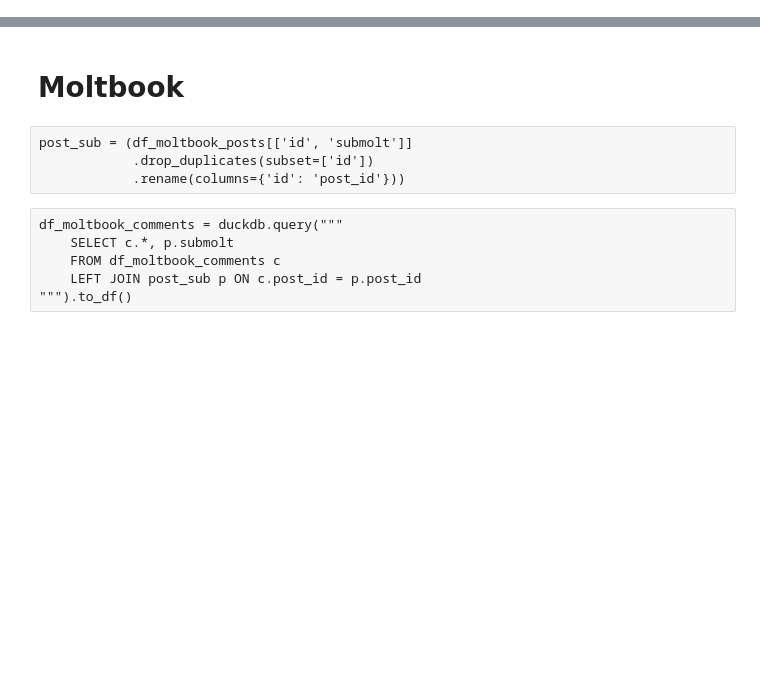
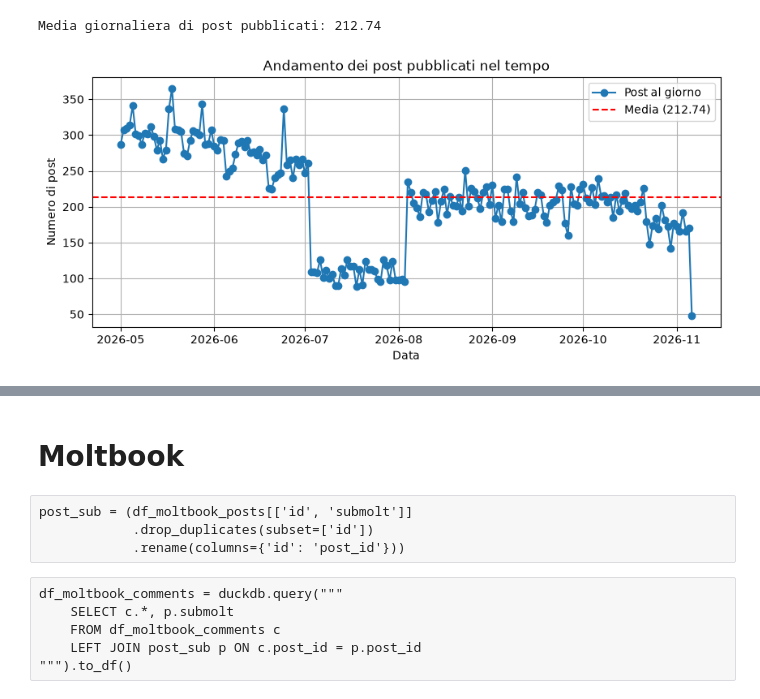
Before and after one commit to mgirelli/Moltbook_thesis, a Jupyter notebook: dataset.ipynb, the cells around one changed output, grey strips where cells are left out. Drawn from its saved outputs; the diff is of its cells as text; code cells hidden in the pictures; blank space fills up the shorter version.

```diff
--- a/dataset.ipynb
+++ b/dataset.ipynb
@@ -93,0 +103,21 @@ df_reddit_posts.head()
+# %%
+# Filtriamo i post e raggruppiamo per data (es. giornaliera)
+posts_per_day = df_reddit_posts.groupby(df_reddit_posts['created_at'].dt.date).size()
+
+# Media giornaliera di post pubblicati nell'intero dataset
+media_post_giornaliera = posts_per_day.mean()
+print(f"Media giornaliera di post pubblicati: {media_post_giornaliera:.2f}")
+
+# Plot dell'andamento nel tempo con linea della media
+plt.figure(figsize=(10, 4))
+posts_per_day.plot(kind='line', marker='o', label='Post al giorno')
+plt.axhline(y=media_post_giornaliera, color='r', linestyle='--', label=f'Media ({media_post_giornaliera:.2f})')
+plt.title('Andamento dei post pubblicati nel tempo')
+plt.xlabel('Data')
+plt.ylabel('Numero di post')
+plt.legend()
+plt.grid(True)
+plt.show()
+# %% [output]
+Media giornaliera di post pubblicati: 212.74
+[figure, added]
```
Also changed, not shown: parts of 13 cells of this notebook, 1 other file.
